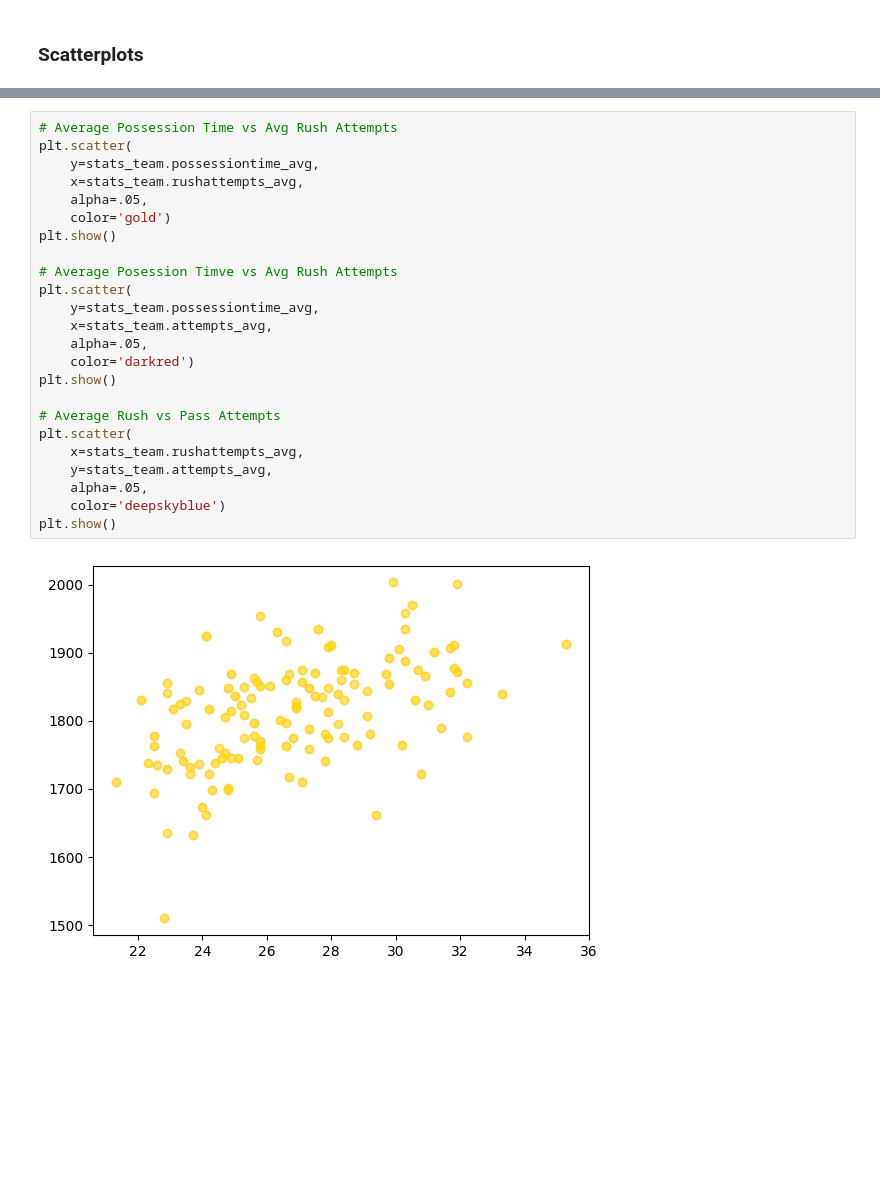
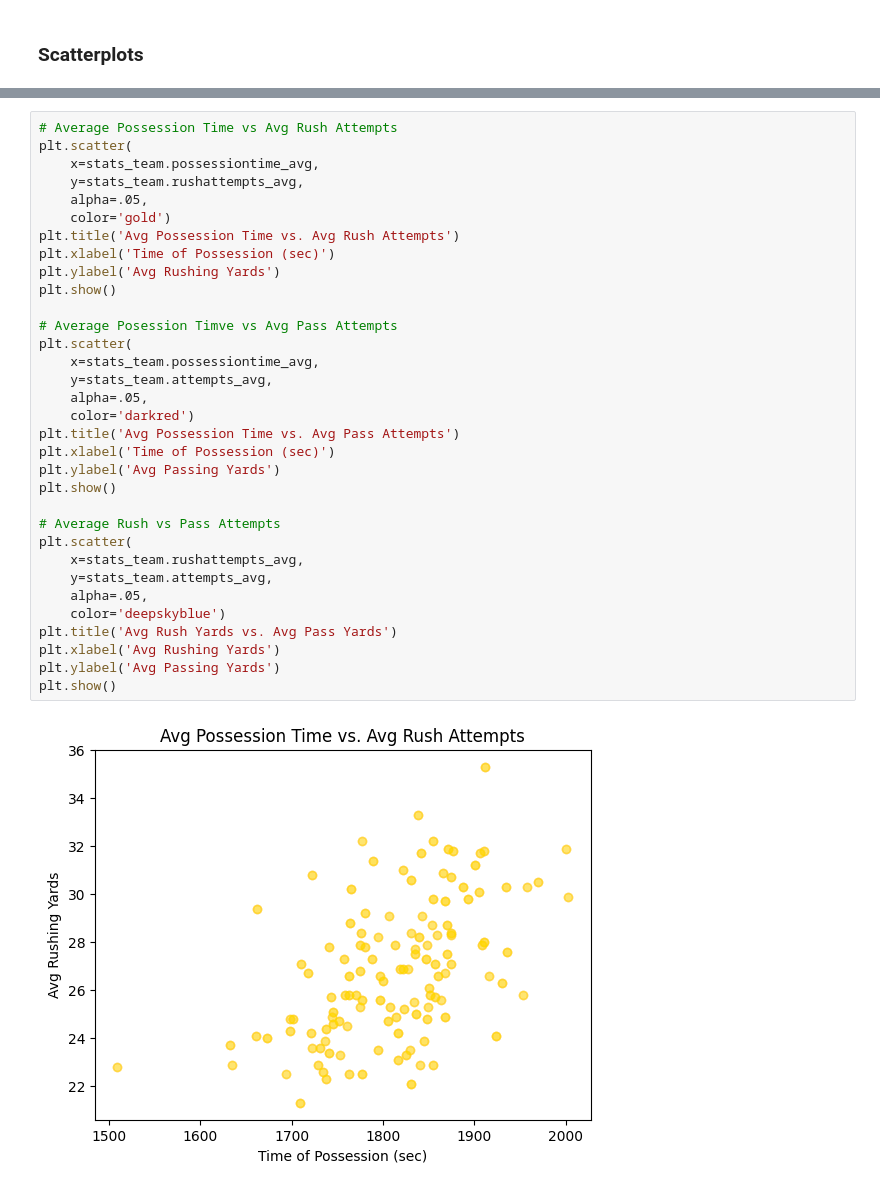
Before and after one commit to CamSmithers/NFL, a Jupyter notebook: Basic Analysis.ipynb, the cells around one changed output, grey strips where cells are left out. Cells and saved outputs as stored; diff of their text form; blank space fills up the shorter version.

```diff
--- a/Basic Analysis.ipynb
+++ b/Basic Analysis.ipynb
@@ -96,26 +98,35 @@ plt.show()
 # %%
 # Average Possession Time vs Avg Rush Attempts
 plt.scatter(
-    y=stats_team.possessiontime_avg,
-    x=stats_team.rushattempts_avg,
+    x=stats_team.possessiontime_avg,
+    y=stats_team.rushattempts_avg,
     alpha=.05,
     color='gold')
+plt.title('Avg Possession Time vs. Avg Rush Attempts')
+plt.xlabel('Time of Possession (sec)')
+plt.ylabel('Avg Rushing Yards')
 plt.show()
 
-# Average Posession Timve vs Avg Rush Attempts
+# Average Posession Timve vs Avg Pass Attempts
 plt.scatter(
-    y=stats_team.possessiontime_avg,
-    x=stats_team.attempts_avg,
+    x=stats_team.possessiontime_avg,
+    y=stats_team.attempts_avg,
     alpha=.05,
     color='darkred')
+plt.title('Avg Possession Time vs. Avg Pass Attempts')
+plt.xlabel('Time of Possession (sec)')
+plt.ylabel('Avg Passing Yards')
 plt.show()
 
 # Average Rush vs Pass Attempts
 plt.scatter(
     x=stats_team.rushattempts_avg,
     y=stats_team.attempts_avg,
     alpha=.05,
     color='deepskyblue')
+plt.title('Avg Rush Yards vs. Avg Pass Yards')
+plt.xlabel('Avg Rushing Yards')
+plt.ylabel('Avg Passing Yards')
 plt.show()
 # %% [output]
-[figure, old version]
+[figure, new version]
```
Also changed, not shown: parts of 2 cells of this notebook.
